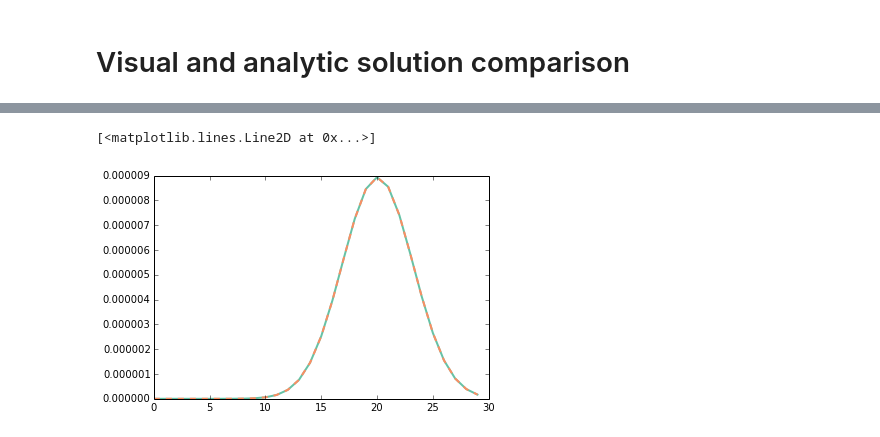
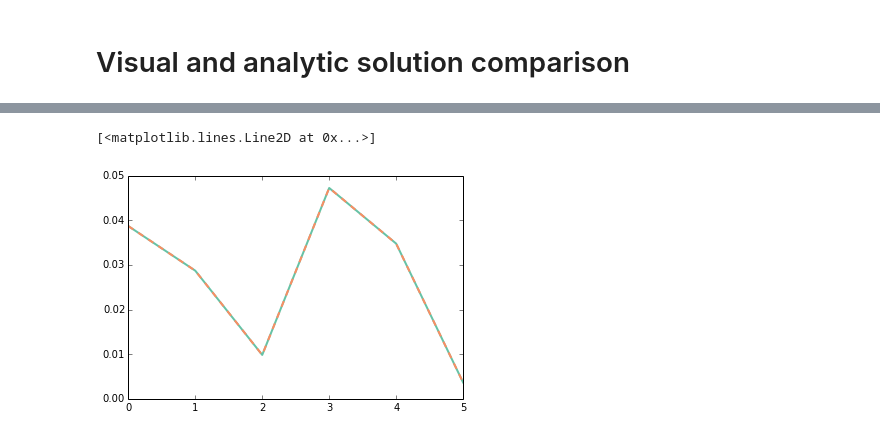
Before and after one commit to jhamrick/bayesian-quadrature, a Jupyter notebook: docs/ipynb/visual-tests.ipynb, the cells around one changed output, grey strips where cells are left out. Saved outputs shown, nothing was run; the diff lists cells and outputs as text; code cells hidden in the pictures.

Commit message:
Update visual tests with approximation functions

```diff
--- a/docs/ipynb/visual-tests.ipynb
+++ b/docs/ipynb/visual-tests.ipynb
@@ -43,16 +41,14 @@ plt.plot(bq.x, bq.l, 'ro')
 # %%
-calc = np.empty(bq.x.shape[0])
+calc = np.empty(nc)
 bq_c.int_K(
-    calc, bq.x[:, None],
+    calc, bq.gp_l.x[:, None],
     bq.gp_l.K.h, np.array([bq.gp_l.K.w]),
     bq.x_mean, bq.x_cov)
 
-approx = np.empty((N.size, bq.x.shape[0]))
+approx = np.empty((N.size, nc))
 for i, n in enumerate(N):
     xo = np.linspace(-10, 10, n)
-    Kxxo = bq.gp_l.Kxxo(xo)
-    p_xo = scipy.stats.norm.pdf(xo, bq.x_mean[0], np.sqrt(bq.x_cov[0, 0]))
-    approx[i] = np.trapz(Kxxo * p_xo, xo)
+    approx[i] = bq_c.approx_int_K(xo, bq.gp_l, bq.x_mean, bq.x_cov)
 # %%
 plt.plot(N, np.abs(calc-approx).sum(axis=-1), lw=2, color='r')
 # %% [output]
@@ -78,9 +74,7 @@ calc = bq_c.int_int_K(
 approx = np.empty(N.size)
 for i, n in enumerate(N):
     xo = np.linspace(-10, 10, n)
-    Kxoxo = bq.gp_l.Kxoxo(xo)
-    p_xo = scipy.stats.norm.pdf(xo, bq.x_mean[0], np.sqrt(bq.x_cov[0, 0]))
-    approx[i] = np.trapz(np.trapz(Kxoxo * p_xo, xo) * p_xo, xo)
+    approx[i] = bq_c.approx_int_int_K(xo, bq.gp_l, bq.x_mean, bq.x_cov)
 # %%
 plt.plot(N, np.abs(calc-approx), lw=2, color='r')
 # %% [output]
@@ -103,11 +97,8 @@ bq_c.int_int_K1_K2(
 approx = np.empty((N.size, ns))
 for i, n in enumerate(N):
     xo = np.linspace(-10, 10, n)
-    K1xoxo = bq.gp_l.Kxoxo(xo)
-    K2xxo = bq.gp_log_l.Kxxo(xo)
-    p_xo = scipy.stats.norm.pdf(xo, bq.x_mean[0], np.sqrt(bq.x_cov[0, 0]))
-    int1 = np.trapz(K1xoxo * K2xxo[:, :, None] * p_xo, xo)
-    approx[i] = np.trapz(int1 * p_xo, xo)
+    approx[i] = bq_c.approx_int_int_K1_K2(
+	xo, bq.gp_l, bq.gp_log_l, bq.x_mean, bq.x_cov)
 # %%
 plt.plot(N, np.abs(calc - approx).sum(axis=-1), lw=2, color='r')
 # %% [output]
@@ -128,19 +119,16 @@ plt.plot(calc, '--', lw=2)
 # %%
-calc = np.empty((ns, ns))
+calc = np.empty((nc, nc))
 bq_c.int_int_K1_K2_K1(
     calc, bq.gp_l.x[:, None],
     bq.gp_l.K.h, np.array([bq.gp_l.K.w]),
     bq.gp_log_l.K.h, np.array([bq.gp_log_l.K.w]),
     bq.x_mean, bq.x_cov)
 
-approx = np.empty((N.size, ns, ns))
+approx = np.empty((N.size, nc, nc))
 for i, n in enumerate(N):
     xo = np.linspace(-10, 10, n)
-    K1xxo = bq.gp_l.Kxxo(xo)
-    K2xoxo = bq.gp_log_l.Kxoxo(xo)
-    p_xo = scipy.stats.norm.pdf(xo, bq.x_mean[0], np.sqrt(bq.x_cov[0, 0]))
-    int1 = np.trapz(K1xxo[:, None, :] * K2xoxo * p_xo, xo)
-    approx[i] = np.trapz(K1xxo[:, None] * int1[None] * p_xo, xo)
+    approx[i] = bq_c.approx_int_int_K1_K2_K1(
+	xo, bq.gp_l, bq.gp_log_l, bq.x_mean, bq.x_cov)
 # %%
 plt.plot(N, np.abs(calc - approx).sum(axis=-1).sum(axis=-1), lw=2, color='r')
 # %% [output]
@@ -163,7 +151,7 @@ ax2.imshow(calc, cmap='gray', interpolation='nearest', vmin=0, vmax=vmax)
 # %%
-plt.plot(approx[-1, 20], lw=2)
-plt.plot(calc[20], '--', lw=2)
+plt.plot(approx[-1, 3], lw=2)
+plt.plot(calc[3], '--', lw=2)
 # %% [output]
 [<matplotlib.lines.Line2D at 0x...>]
-[figure, old version]
+[figure, new version]
 # %%
```
Also changed, not shown: parts of 38 cells of this notebook.
